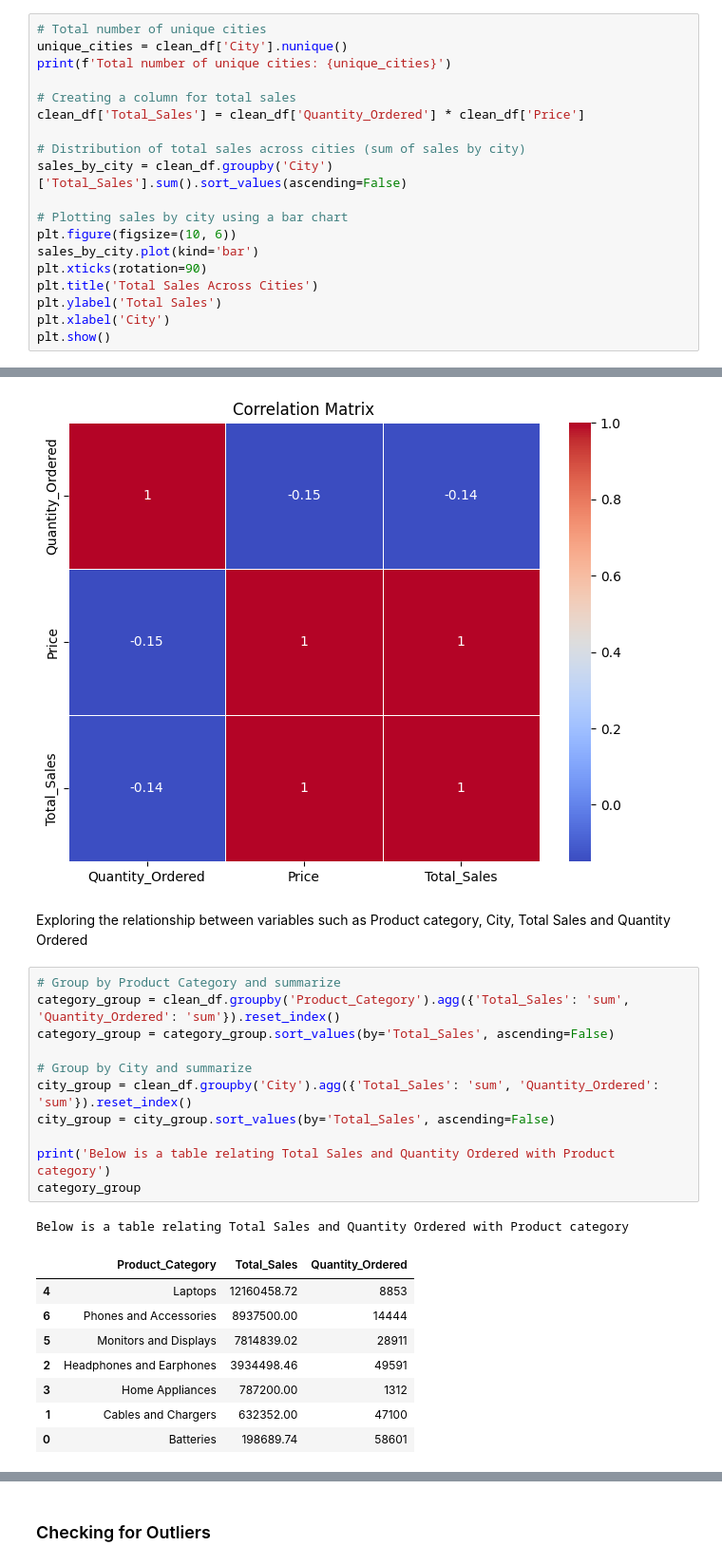
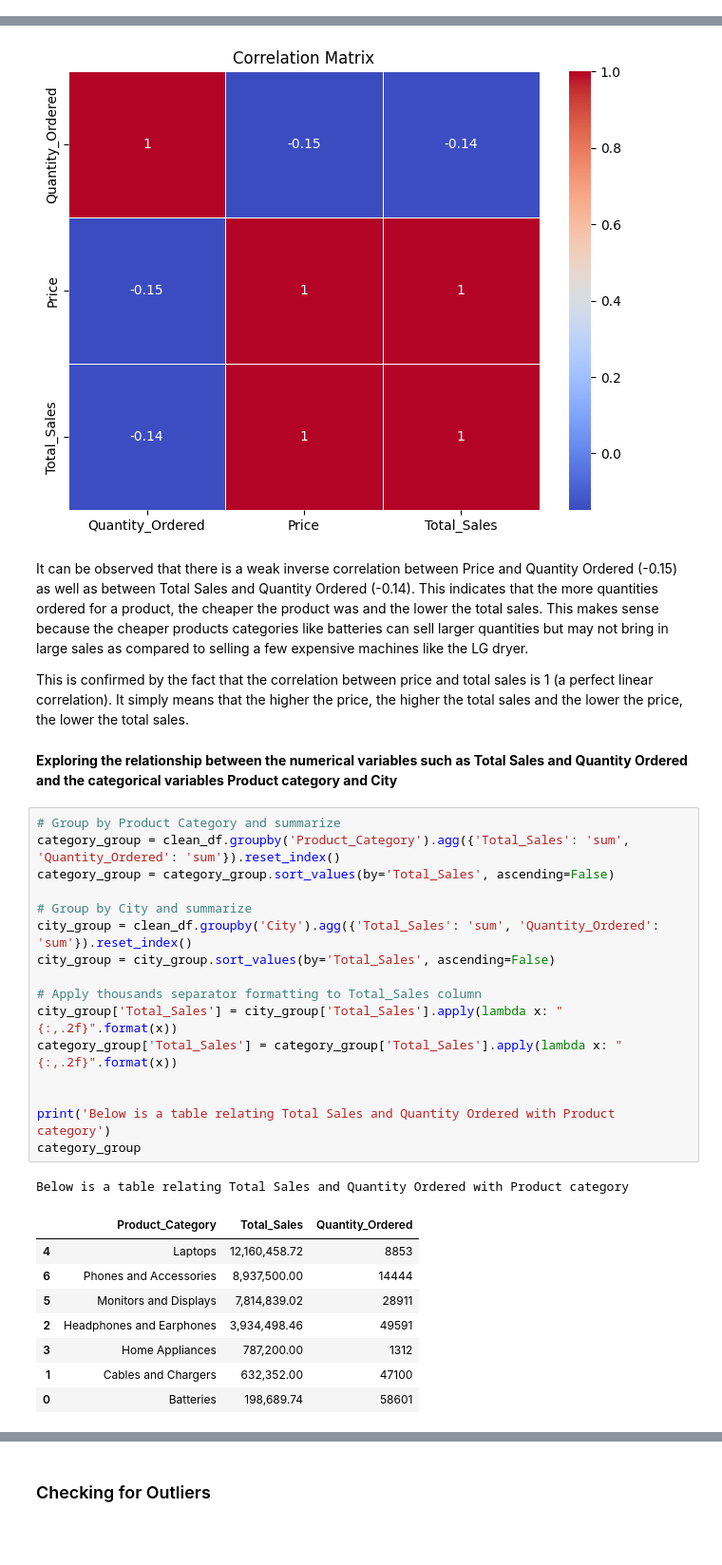
Before and after one commit to briansiaw5/Business-Analytics-Project, a Jupyter notebook: pbd_project.ipynb, the cells around one changed output, grey strips where cells are left out. Shown: that part at 95% size. Drawn from its saved outputs; the diff is of its cells as text; blank space fills up the shorter version.

```diff
--- a/pbd_project.ipynb
+++ b/pbd_project.ipynb
@@ -776,22 +776,3 @@ plt.show()
 # %% [markdown]
 #### Categorical vs Numerical
 Here we compares the sales generated by cities
-# %%
-# Total number of unique cities
-unique_cities = clean_df['City'].nunique()
-print(f'Total number of unique cities: {unique_cities}')
-
-# Creating a column for total sales
-clean_df['Total_Sales'] = clean_df['Quantity_Ordered'] * clean_df['Price']
-
-# Distribution of total sales across cities (sum of sales by city)
-sales_by_city = clean_df.groupby('City')['Total_Sales'].sum().sort_values(ascending=False)
-
-# Plotting sales by city using a bar chart
-plt.figure(figsize=(10, 6))
-sales_by_city.plot(kind='bar')
-plt.xticks(rotation=90)
-plt.title('Total Sales Across Cities')
-plt.ylabel('Total Sales')
-plt.xlabel('City')
-plt.show()
@@ -814,29 +815,38 @@ plt.title('Correlation Matrix')
 plt.show()
 # %% [output]
 [figure]
+# %% [markdown]
+It can be observed that there is a weak inverse correlation between Price and Quantity Ordered (-0.15) as well as between Total Sales and Quantity Ordered (-0.14). This indicates that the more quantities ordered for a product, the cheaper the product was and the lower the total sales. This makes sense because the cheaper products categories like batteries can sell larger quantities but may not bring in large sales as compared to selling a few expensive machines like the LG dryer.
+
+This is confirmed by the fact that the correlation between price and total sales is 1 (a perfect linear correlation). It simply means that the higher the price, the higher the total sales and the lower the price, the lower the total sales.
 # %% [markdown]
-Exploring the relationship between variables such as Product category, City, Total Sales and Quantity Ordered
+**Exploring the relationship between the numerical variables such as Total Sales and Quantity Ordered and the categorical variables Product category and City**
 # %%
 # Group by Product Category and summarize
 category_group = clean_df.groupby('Product_Category').agg({'Total_Sales': 'sum', 'Quantity_Ordered': 'sum'}).reset_index()
 category_group = category_group.sort_values(by='Total_Sales', ascending=False)
 
 # Group by City and summarize
 city_group = clean_df.groupby('City').agg({'Total_Sales': 'sum', 'Quantity_Ordered': 'sum'}).reset_index()
 city_group = city_group.sort_values(by='Total_Sales', ascending=False)
 
+# Apply thousands separator formatting to Total_Sales column
+city_group['Total_Sales'] = city_group['Total_Sales'].apply(lambda x: "{:,.2f}".format(x))
+category_group['Total_Sales'] = category_group['Total_Sales'].apply(lambda x: "{:,.2f}".format(x))
+
+
 print('Below is a table relating Total Sales and Quantity Ordered with Product category')
 category_group
 # %% [output]
 Below is a table relating Total Sales and Quantity Ordered with Product category
 |  | Product_Category | Total_Sales | Quantity_Ordered |
-| 4 | Laptops | 12160458.72 | 8853 |
-| 6 | Phones and Accessories | 8937500.00 | 14444 |
-| 5 | Monitors and Displays | 7814839.02 | 28911 |
-| 2 | Headphones and Earphones | 3934498.46 | 49591 |
-| 3 | Home Appliances | 787200.00 | 1312 |
-| 1 | Cables and Chargers | 632352.00 | 47100 |
-| 0 | Batteries | 198689.74 | 58601 |
+| 4 | Laptops | 12,160,458.72 | 8853 |
+| 6 | Phones and Accessories | 8,937,500.00 | 14444 |
+| 5 | Monitors and Displays | 7,814,839.02 | 28911 |
+| 2 | Headphones and Earphones | 3,934,498.46 | 49591 |
+| 3 | Home Appliances | 787,200.00 | 1312 |
+| 1 | Cables and Chargers | 632,352.00 | 47100 |
+| 0 | Batteries | 198,689.74 | 58601 |
 # %%
 print('Below is a table relating Total Sales and Quantity Ordered with Cities')
 city_group
```
Also changed, not shown: parts of 16 cells of this notebook.
